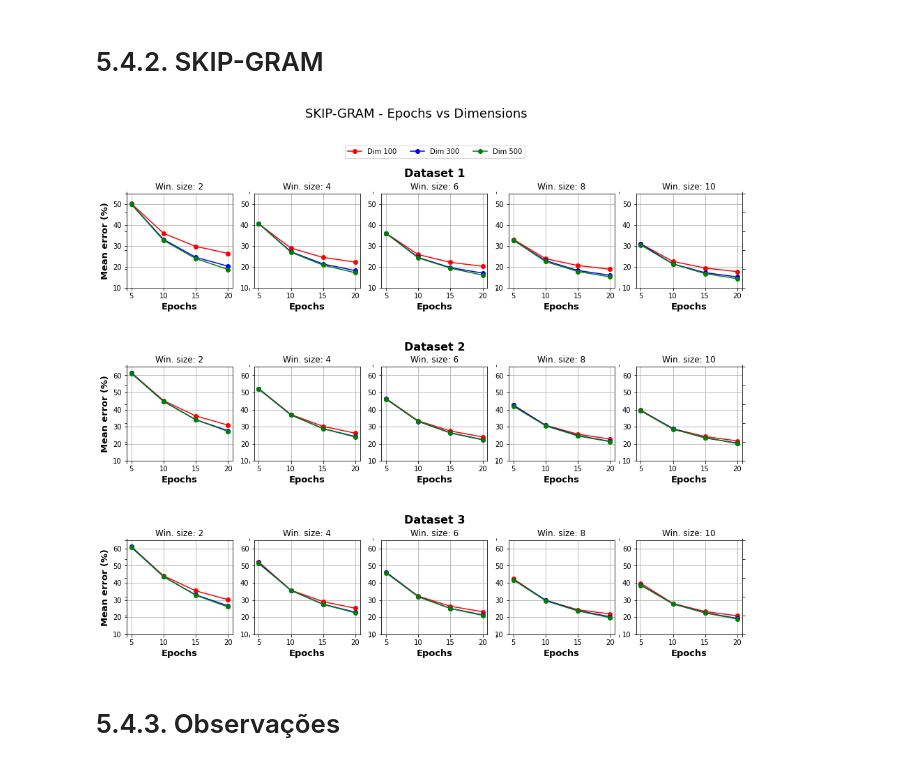
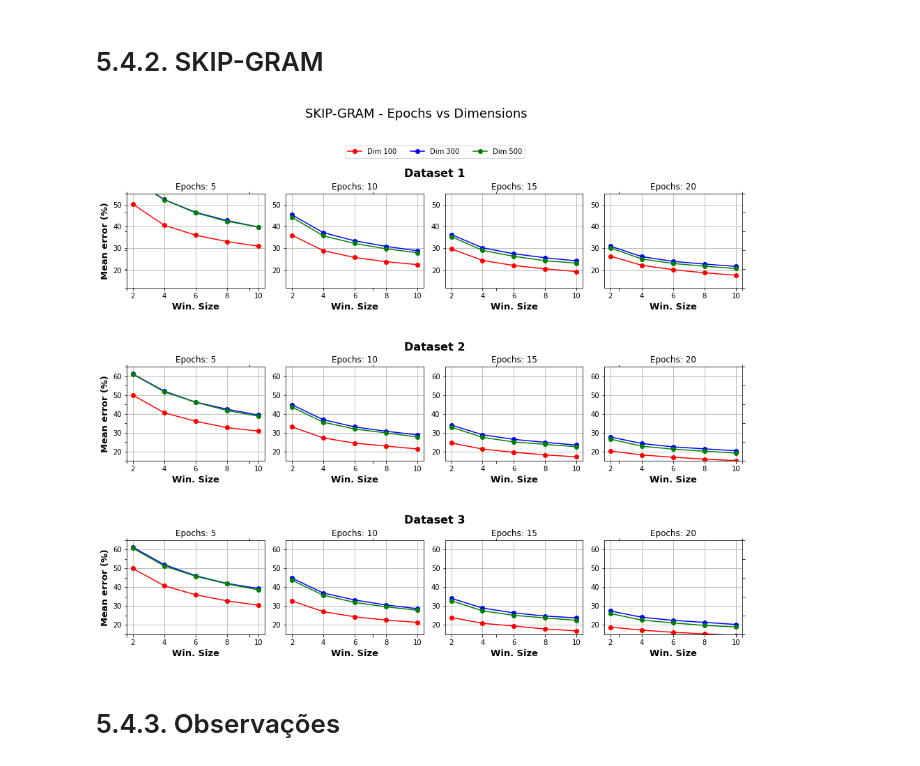
Before and after one commit to danielkansaon/NLP-Discipline, a Jupyter notebook: TP1/TP1_word2vec.ipynb, the cells around one changed output. Cells and saved outputs as stored; diff of their text form; code cells hidden in the pictures.

```diff
--- a/TP1/TP1_word2vec.ipynb
+++ b/TP1/TP1_word2vec.ipynb
@@ -465,9 +430,9 @@ plot_graph_rows2(n_rows, n_cols, x_axis, g_values_cbow, main_title, DATASET_NAME
 # 5.4.2. SKIP-GRAM
 # %%
 main_title = 'SKIP-GRAM - Epochs vs Dimensions'
-plot_graph_rows2(n_rows, n_cols, x_axis, g_values_sg, main_title, DATASET_NAMES, line_labels, col_labels, y_range, COLORS, x_label, 13.5)
+plot_graph_rows(n_rows, n_cols, x_axis, g_values_sg, main_title, DATASET_NAMES, line_labels, col_labels, y_range, COLORS, x_label, 13.5)
 # %% [output]
-[figure, old version]
+[figure, new version]
 # %% [markdown]
 # 5.4.3. Observações
 # %% [markdown]
```
Also changed, not shown: parts of 38 cells of this notebook.
